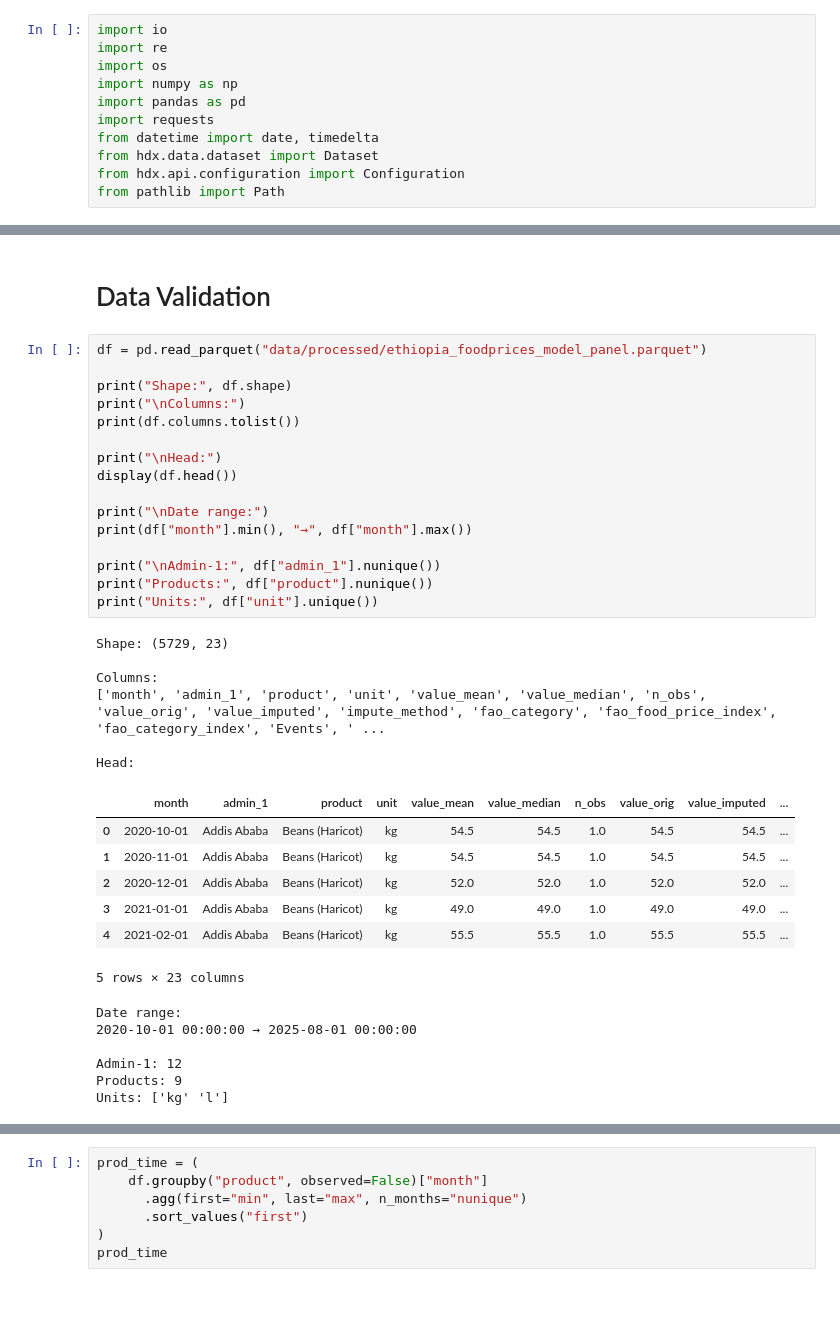
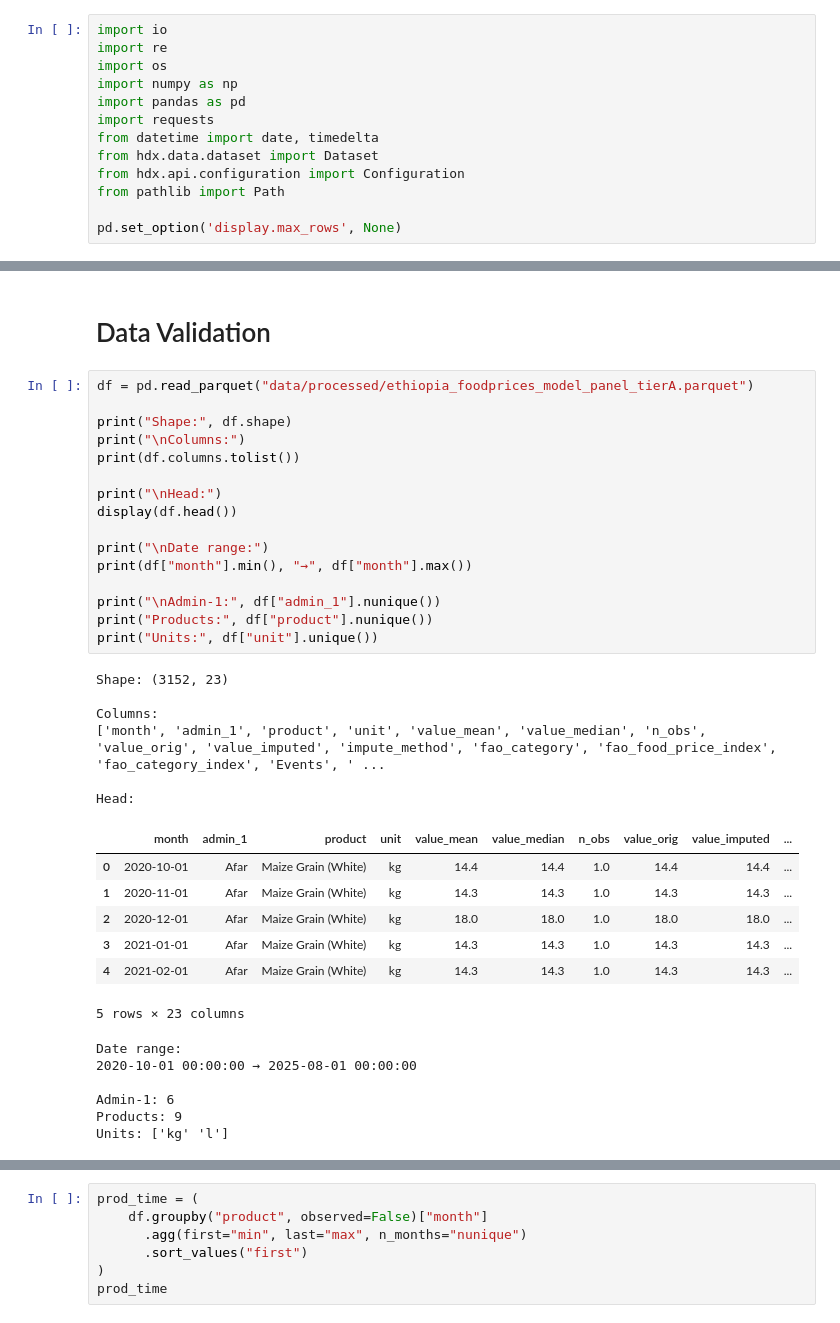
Before and after one commit to nataschaminnitt/food_security, a Jupyter notebook: etl/pipeline.ipynb, the cells around one changed output, grey strips where cells are left out. Drawn from its saved outputs; the diff is of its cells as text.

```diff
--- a/etl/pipeline.ipynb
+++ b/etl/pipeline.ipynb
@@ -27,6 +27,8 @@ from datetime import date, timedelta
 from hdx.data.dataset import Dataset
 from hdx.api.configuration import Configuration
 from pathlib import Path
+
+pd.set_option('display.max_rows', None)
 # %%
 # ------------------------------------------------------------------------------
 # Configuration
@@ -1235,38 +1345,38 @@ summaries = build_exploration_summaries(df_final, out_dir="data/processed")
 # %% [markdown]
 # Data Validation
 # %%
-df = pd.read_parquet("data/processed/ethiopia_foodprices_model_panel.parquet")
+df = pd.read_parquet("data/processed/ethiopia_foodprices_model_panel_tierA.parquet")
 
 print("Shape:", df.shape)
 print("\nColumns:")
 print(df.columns.tolist())
 
 print("\nHead:")
 display(df.head())
 
 print("\nDate range:")
 print(df["month"].min(), "→", df["month"].max())
 
 print("\nAdmin-1:", df["admin_1"].nunique())
 print("Products:", df["product"].nunique())
 print("Units:", df["unit"].unique())
 # %% [output]
-Shape: (5729, 23)
+Shape: (3152, 23)
 
 Columns:
 ['month', 'admin_1', 'product', 'unit', 'value_mean', 'value_median', 'n_obs', 'value_orig', 'value_imputed', 'impute_method', 'fao_category', 'fao_food_price_index', 'fao_category_index', 'Events', ' ...
 
 Head:
 |  | month | admin_1 | product | unit | value_mean | value_median | n_obs | value_orig | value_imputed | ... |
-| 0 | 2020-10-01 | Addis Ababa | Beans (Haricot) | kg | 54.5 | 54.5 | 1.0 | 54.5 | 54.5 | ... |
-| 1 | 2020-11-01 | Addis Ababa | Beans (Haricot) | kg | 54.5 | 54.5 | 1.0 | 54.5 | 54.5 | ... |
-| 2 | 2020-12-01 | Addis Ababa | Beans (Haricot) | kg | 52.0 | 52.0 | 1.0 | 52.0 | 52.0 | ... |
-| 3 | 2021-01-01 | Addis Ababa | Beans (Haricot) | kg | 49.0 | 49.0 | 1.0 | 49.0 | 49.0 | ... |
-| 4 | 2021-02-01 | Addis Ababa | Beans (Haricot) | kg | 55.5 | 55.5 | 1.0 | 55.5 | 55.5 | ... |
+| 0 | 2020-10-01 | Afar | Maize Grain (White) | kg | 14.4 | 14.4 | 1.0 | 14.4 | 14.4 | ... |
+| 1 | 2020-11-01 | Afar | Maize Grain (White) | kg | 14.3 | 14.3 | 1.0 | 14.3 | 14.3 | ... |
+| 2 | 2020-12-01 | Afar | Maize Grain (White) | kg | 18.0 | 18.0 | 1.0 | 18.0 | 18.0 | ... |
+| 3 | 2021-01-01 | Afar | Maize Grain (White) | kg | 14.3 | 14.3 | 1.0 | 14.3 | 14.3 | ... |
+| 4 | 2021-02-01 | Afar | Maize Grain (White) | kg | 14.3 | 14.3 | 1.0 | 14.3 | 14.3 | ... |
 5 rows × 23 columns
 Date range:
 2020-10-01 00:00:00 → 2025-08-01 00:00:00
 
-Admin-1: 12
+Admin-1: 6
 Products: 9
 Units: ['kg' 'l']
```
Also changed, not shown: parts of 19 cells of this notebook, 4 other files.
